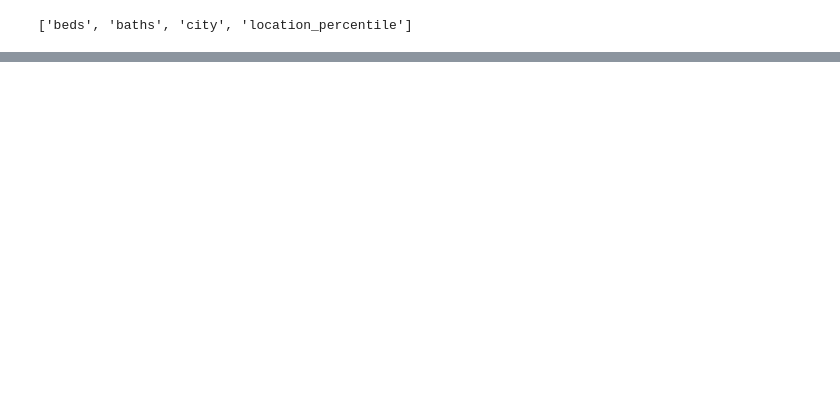
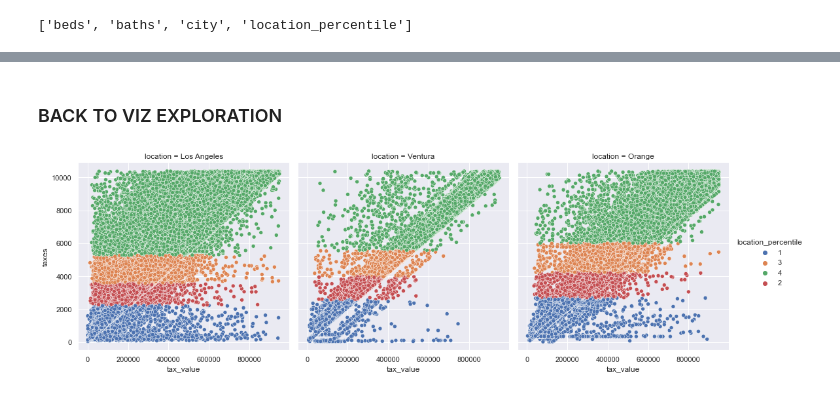
Before and after one commit to morgancross2/regression-exercises, a Jupyter notebook: explore.ipynb, the cells around one changed output, grey strips where cells are left out. Saved outputs shown, nothing was run; the diff lists cells and outputs as text; code cells hidden in the pictures; blank space fills up the shorter version.

```diff
--- a/explore.ipynb
+++ b/explore.ipynb
@@ -622,0 +672,8 @@ explore.select_sfs(X_train, y_train, 4)
+# %% [markdown]
+### BACK TO VIZ EXPLORATION
+# %%
+# tax vs tax_value
+sns.relplot(data=train, x='tax_value', y='taxes', hue='location_percentile', col='location')
+plt.show()
+# %% [output]
+[figure, added]
```
Also changed, not shown: parts of 30 cells of this notebook.
